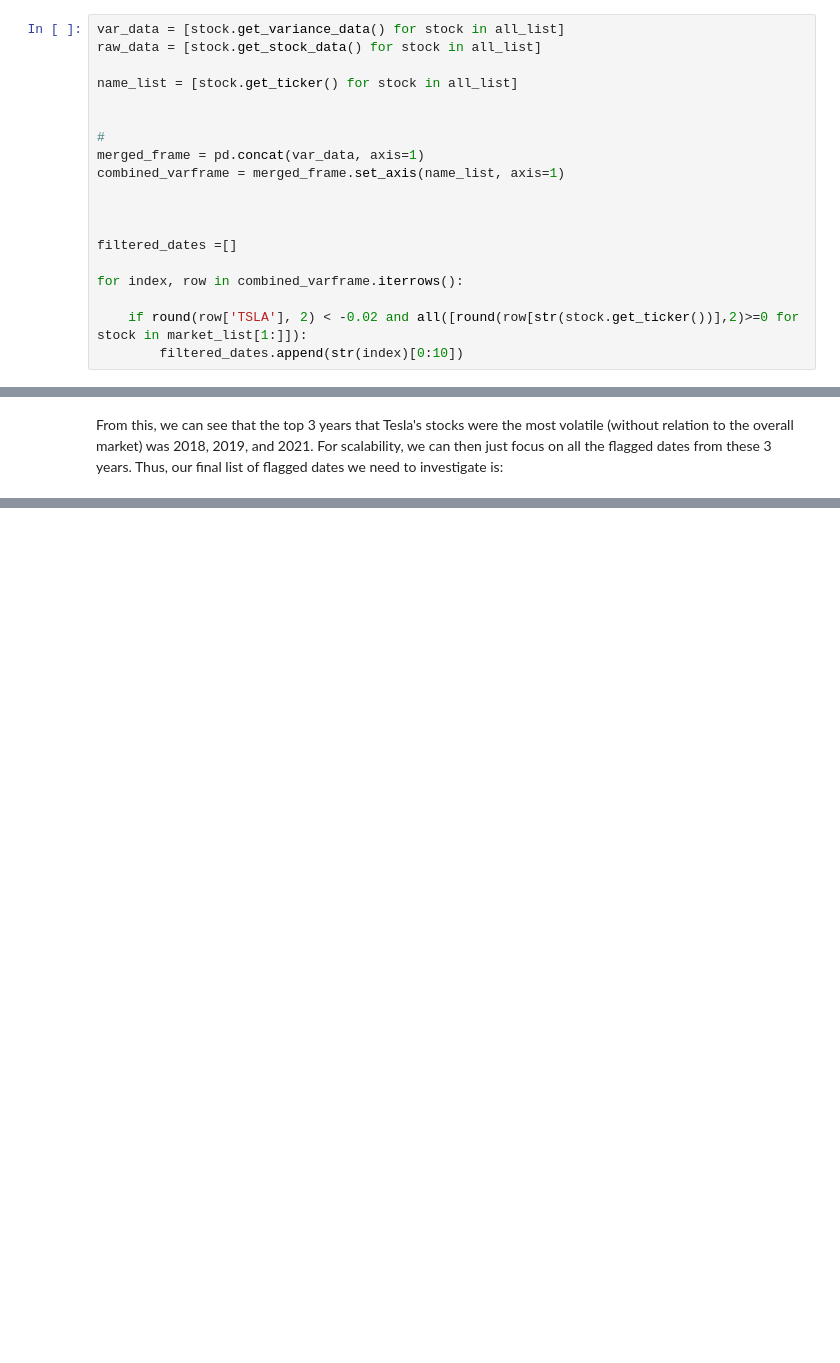
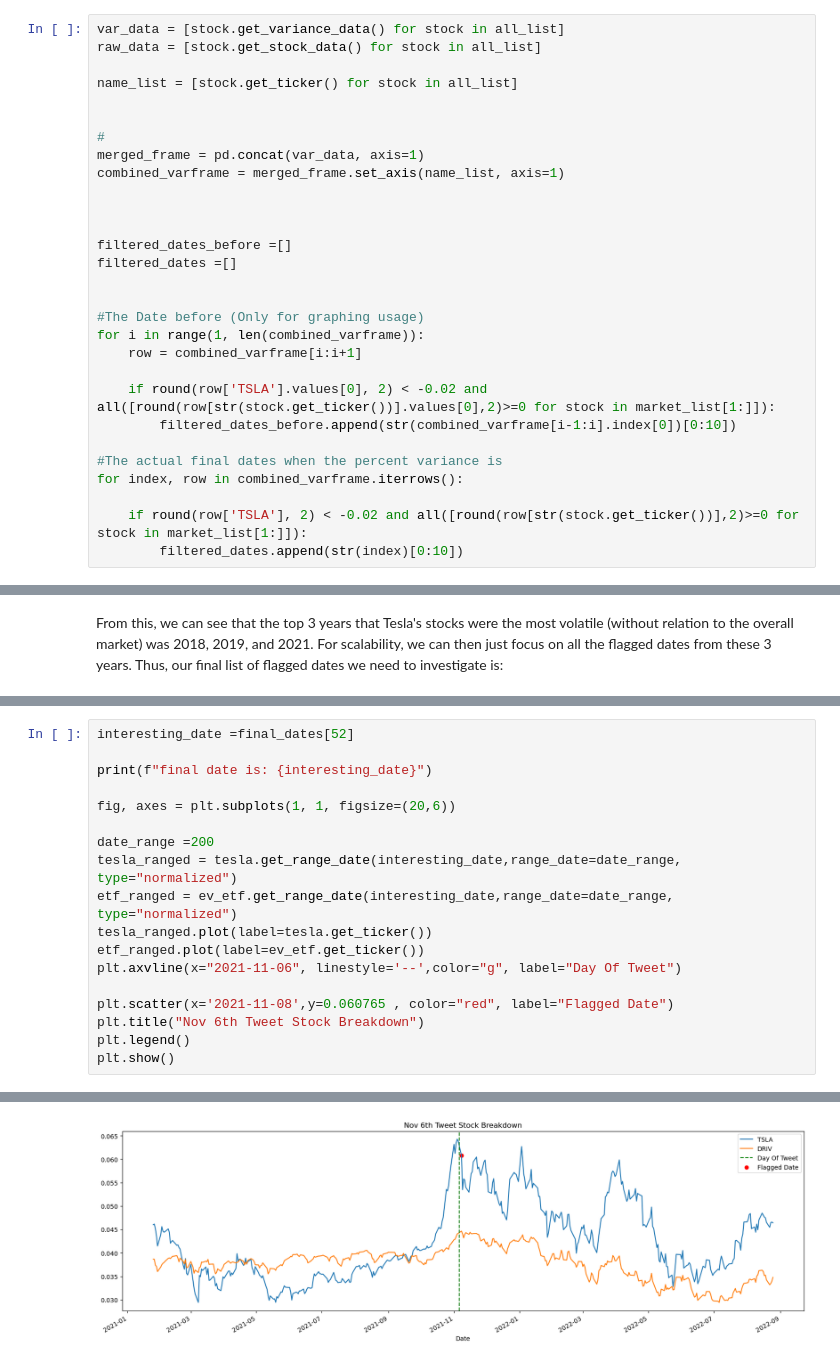
Before and after one commit to olincollege/twitter-vs-stock, a Jupyter notebook: finplotREADME.ipynb, the cells around one changed output, grey strips where cells are left out. Drawn from its saved outputs; the diff is of its cells as text; blank space fills up the shorter version.

```diff
--- a/finplotREADME.ipynb
+++ b/finplotREADME.ipynb
@@ -140,8 +149,18 @@ combined_varframe = merged_frame.set_axis(name_list, axis=1)
 
 
 
+filtered_dates_before =[]
 filtered_dates =[]
 
+
+#The Date before (Only for graphing usage)
+for i in range(1, len(combined_varframe)):
+	row = combined_varframe[i:i+1]
+
+	if round(row['TSLA'].values[0], 2) < -0.02 and all([round(row[str(stock.get_ticker())].values[0],2)>=0 for stock in market_list[1:]]):
+		filtered_dates_before.append(str(combined_varframe[i-1:i].index[0])[0:10])
+
+#The actual final dates when the percent variance is
 for index, row in combined_varframe.iterrows():
 
     if round(row['TSLA'], 2) < -0.02 and all([round(row[str(stock.get_ticker())],2)>=0 for stock in market_list[1:]]):
@@ -171,0 +205,19 @@ print(final_dates)
+# %%
+interesting_date =final_dates[52]
+
+print(f"final date is: {interesting_date}")
+
+fig, axes = plt.subplots(1, 1, figsize=(20,6))
+
+date_range =200
+tesla_ranged = tesla.get_range_date(interesting_date,range_date=date_range, type="normalized")
+etf_ranged = ev_etf.get_range_date(interesting_date,range_date=date_range, type="normalized")
+tesla_ranged.plot(label=tesla.get_ticker())
+etf_ranged.plot(label=ev_etf.get_ticker())
+plt.axvline(x="2021-11-06", linestyle='--',color="g", label="Day Of Tweet")
+
+plt.scatter(x='2021-11-08',y=0.060765 , color="red", label="Flagged Date")
+plt.title("Nov 6th Tweet Stock Breakdown")
+plt.legend()
+plt.show()
+# %% [output]
@@ -171,0 +228 @@ print(final_dates)
+[figure, added]
```
Also changed, not shown: parts of 11 cells of this notebook.
